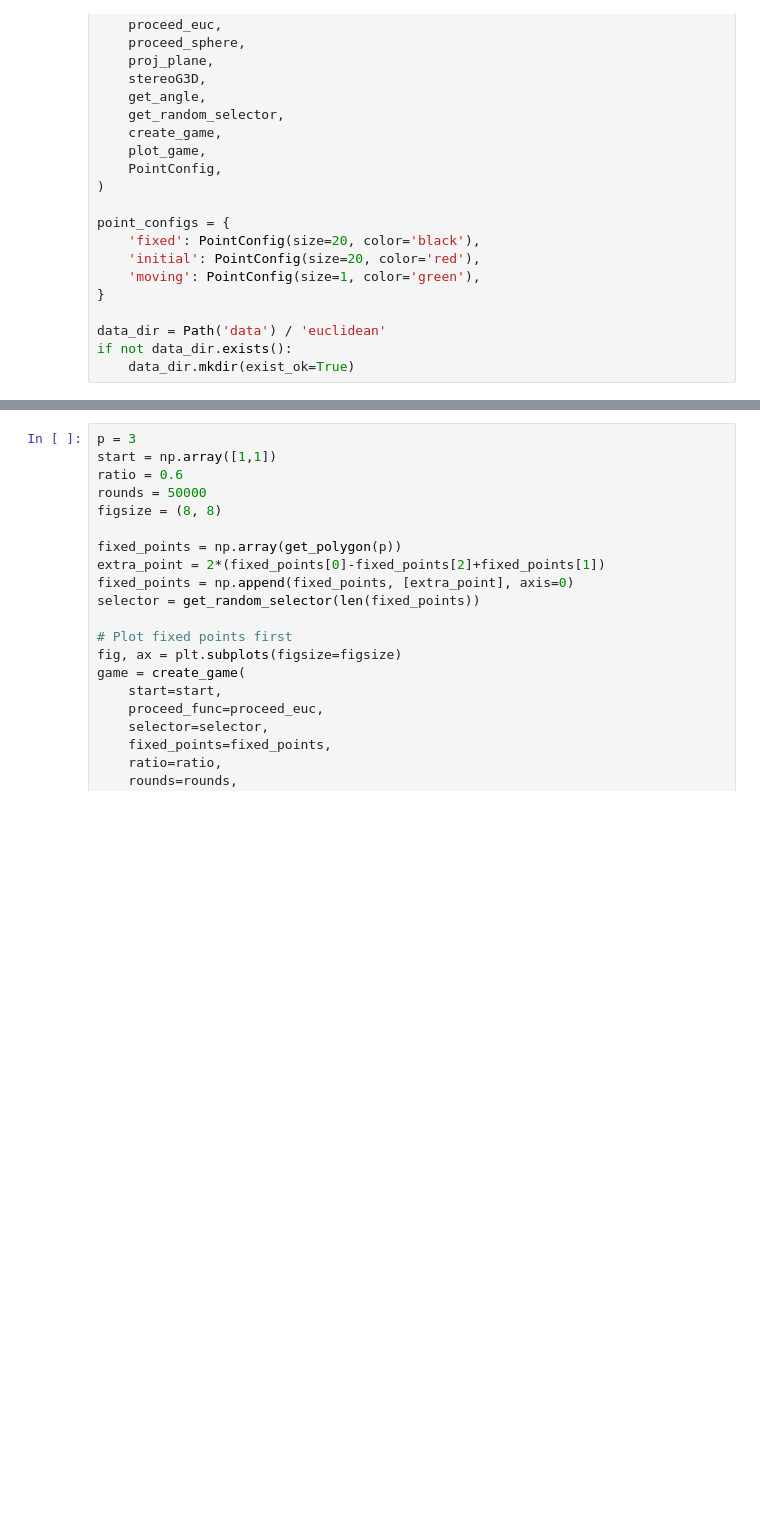
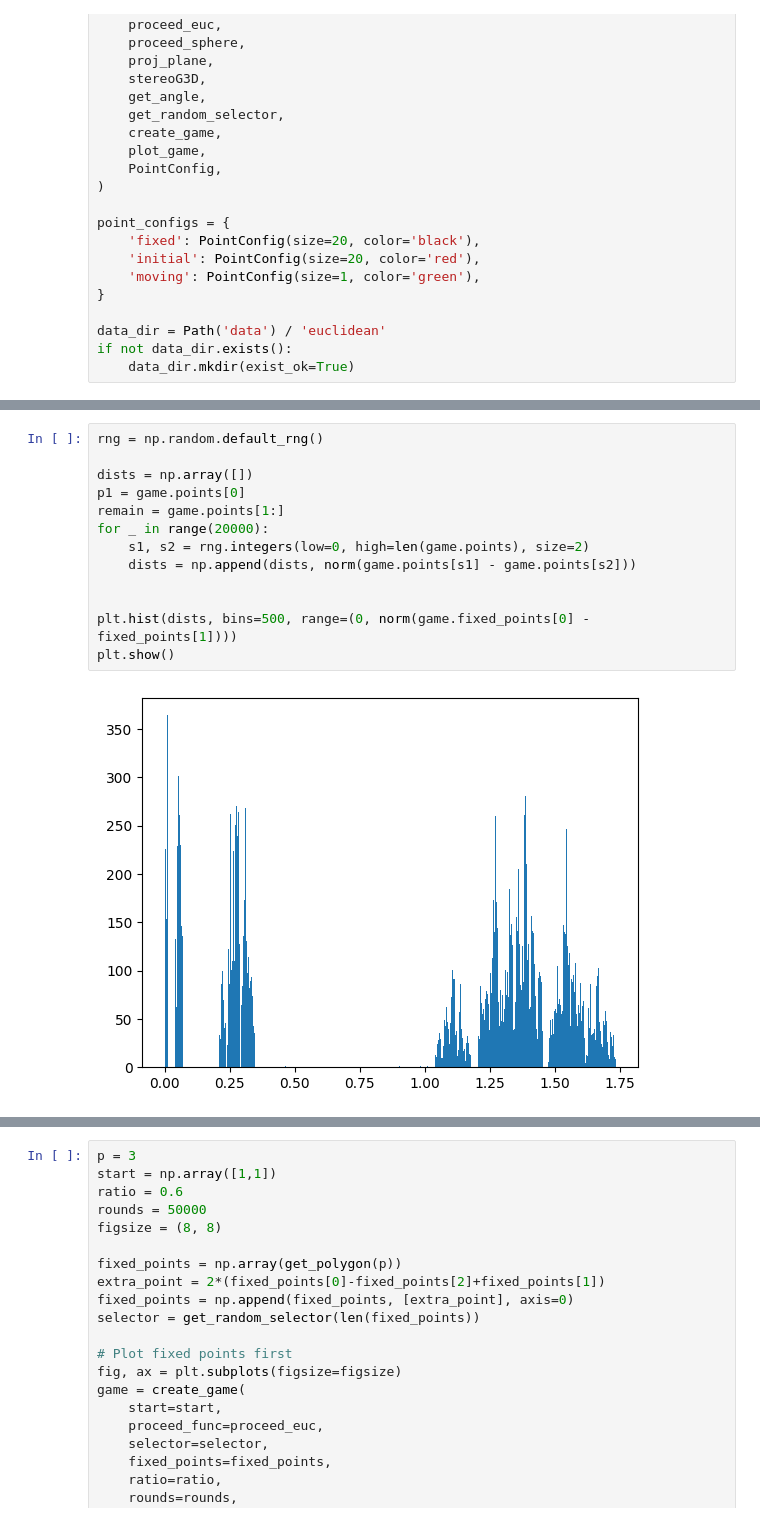
Before and after one commit to hissanova/chaos-game, a Jupyter notebook: chaos_game.ipynb, the cells around one changed output, grey strips where cells are left out. Cells and saved outputs as stored; diff of their text form; blank space fills up the shorter version.

```diff
--- a/chaos_game.ipynb
+++ b/chaos_game.ipynb
@@ -69,0 +70,15 @@ Text(0.5, 0.98, 'Chaos game on Plane:\n')
+# %%
+rng = np.random.default_rng()
+
+dists = np.array([])
+p1 = game.points[0]
+remain = game.points[1:]
+for _ in range(20000):
+    s1, s2 = rng.integers(low=0, high=len(game.points), size=2)
+    dists = np.append(dists, norm(game.points[s1] - game.points[s2]))
+
+
+plt.hist(dists, bins=500, range=(0, norm(game.fixed_points[0] - fixed_points[1])))
+plt.show()
+# %% [output]
+[figure, added]
```
Also changed, not shown: parts of 6 cells of this notebook, 1 other file.
